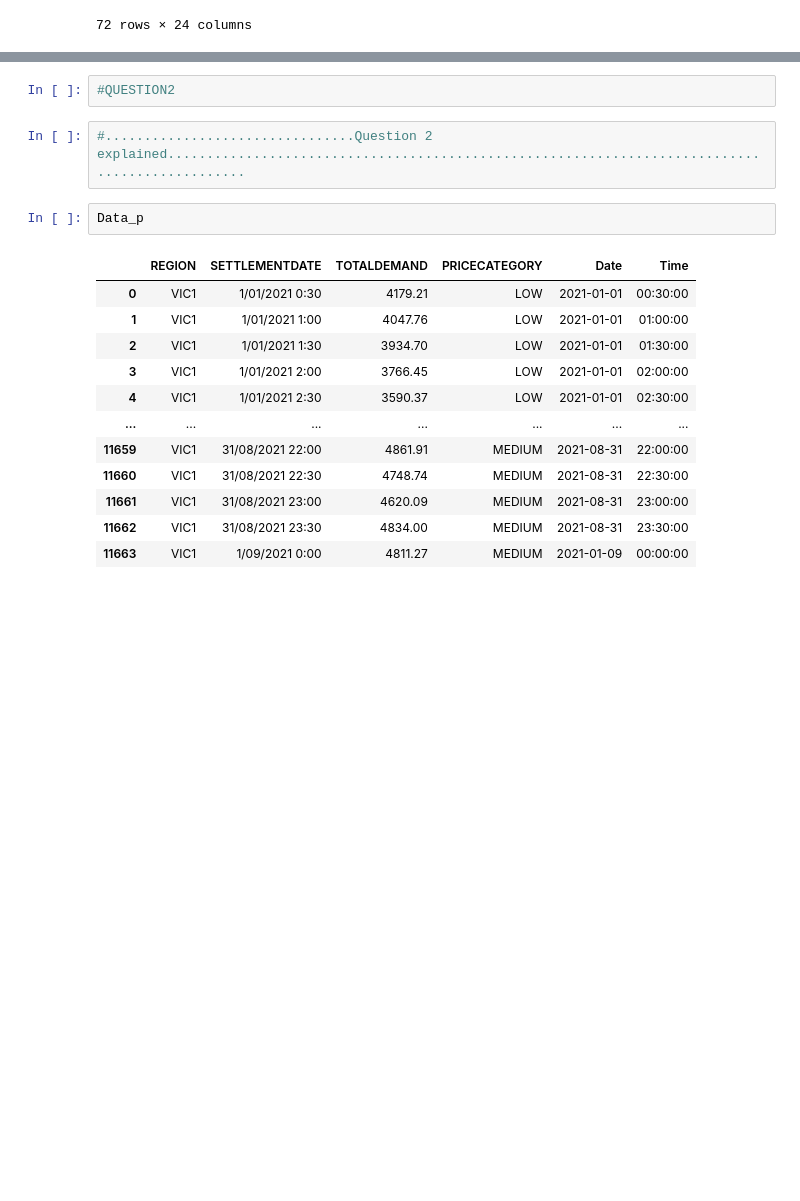
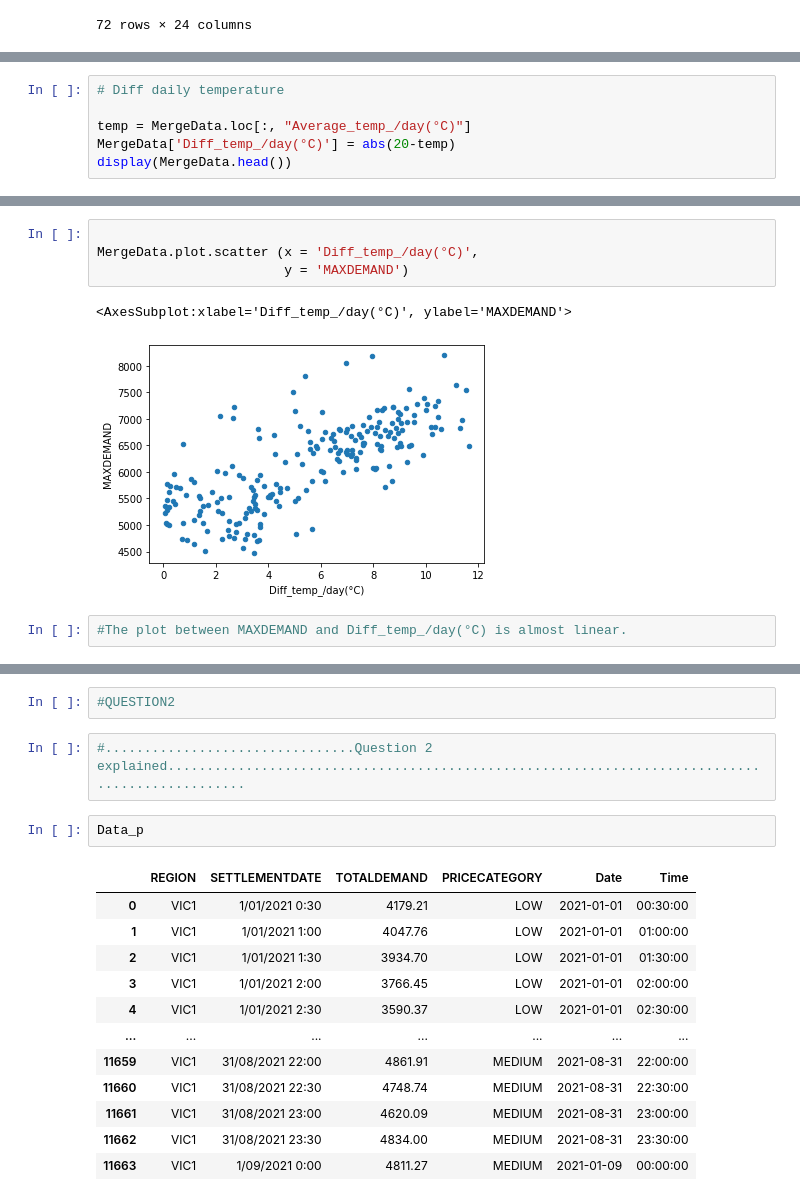
Before and after one commit to smbayat11/Assignment2_Group9, a Jupyter notebook: A2-Group9_2_metafile.ipynb, the cells around one changed output, grey strips where cells are left out. Cells and saved outputs as stored; diff of their text form; blank space fills up the shorter version.

```diff
--- a/A2-Group9_2_metafile.ipynb
+++ b/A2-Group9_2_metafile.ipynb
@@ -819,0 +825,6 @@ Pearson r is -0.610718756912561 in winter time.
+# %%
+# Diff daily temperature
+
+temp = MergeData.loc[:, "Average_temp_/day(°C)"]
+MergeData['Diff_temp_/day(°C)'] = abs(20-temp)
+display(MergeData.head())
@@ -819,0 +839,9 @@ Pearson r is -0.610718756912561 in winter time.
+# %%
+
+MergeData.plot.scatter (x = 'Diff_temp_/day(°C)',
+                        y = 'MAXDEMAND')
+# %% [output]
+<AxesSubplot:xlabel='Diff_temp_/day(°C)', ylabel='MAXDEMAND'>
+[figure, added]
+# %%
+#The plot between MAXDEMAND and Diff_temp_/day(°C) is almost linear.
```
Also changed, not shown: parts of 40 cells of this notebook.
